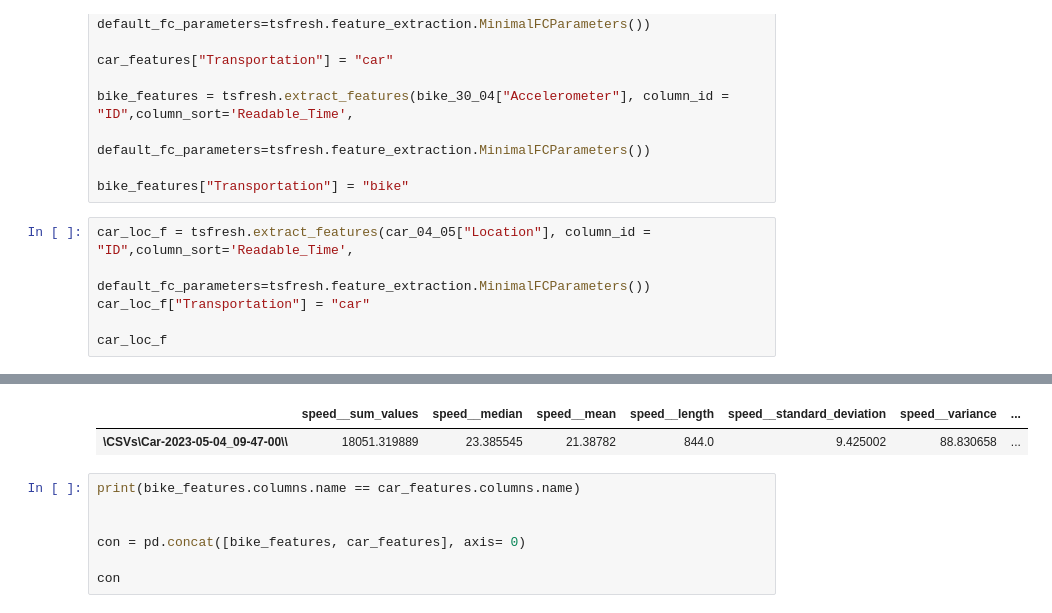
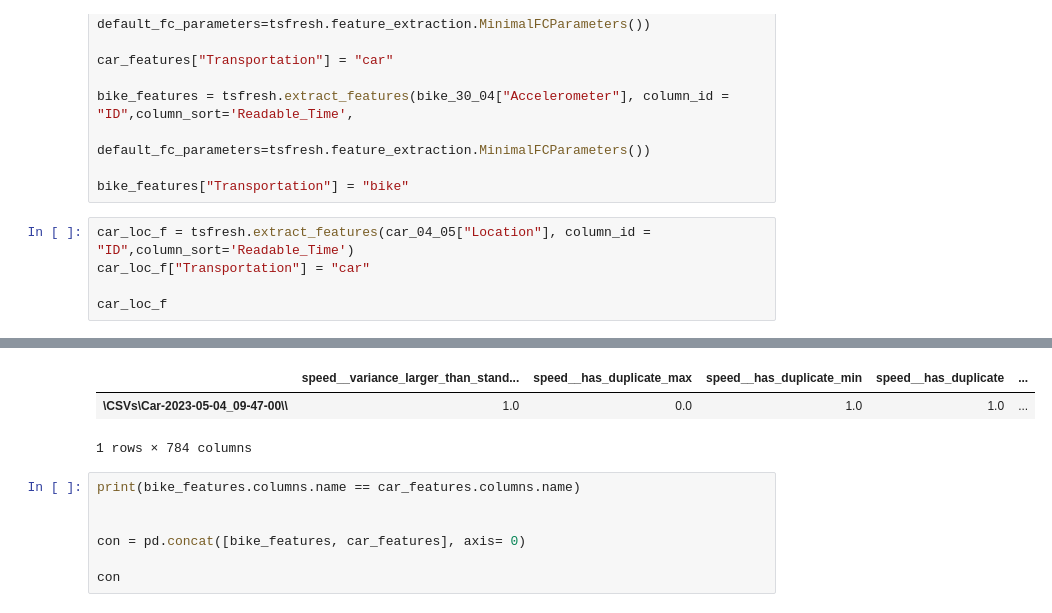
Before and after one commit to AlexeiMari/ML4B-2023, a Jupyter notebook: JupyterNotebooks/LightBrightnessDisplay Test.ipynb, the cells around one changed output, grey strips where cells are left out. Cells and saved outputs as stored; diff of their text form.

```diff
--- a/JupyterNotebooks/LightBrightnessDisplay Test.ipynb
+++ b/JupyterNotebooks/LightBrightnessDisplay Test.ipynb
@@ -324,8 +389,7 @@ bike_features = tsfresh.extract_features(bike_30_04["Accelerometer"], column_id
 
 bike_features["Transportation"] = "bike"
 # %%
-car_loc_f = tsfresh.extract_features(car_04_05["Location"], column_id = "ID",column_sort='Readable_Time',
-                                       default_fc_parameters=tsfresh.feature_extraction.MinimalFCParameters())
+car_loc_f = tsfresh.extract_features(car_04_05["Location"], column_id = "ID",column_sort='Readable_Time')
 car_loc_f["Transportation"] = "car"
 
 car_loc_f
@@ -334,5 +398,6 @@ car_loc_f
-|  | speed__sum_values | speed__median | speed__mean | speed__length | speed__standard_deviation | speed__variance | ... |
-| \CSVs\Car-2023-05-04_09-47-00\\ | 18051.319889 | 23.385545 | 21.38782 | 844.0 | 9.425002 | 88.830658 | ... |
+|  | speed__variance_larger_than_stand... | speed__has_duplicate_max | speed__has_duplicate_min | speed__has_duplicate | ... |
+| \CSVs\Car-2023-05-04_09-47-00\\ | 1.0 | 0.0 | 1.0 | 1.0 | ... |
+1 rows × 784 columns
 # %%
 print(bike_features.columns.name == car_features.columns.name)
 
```
Also changed, not shown: parts of 4 cells of this notebook.
